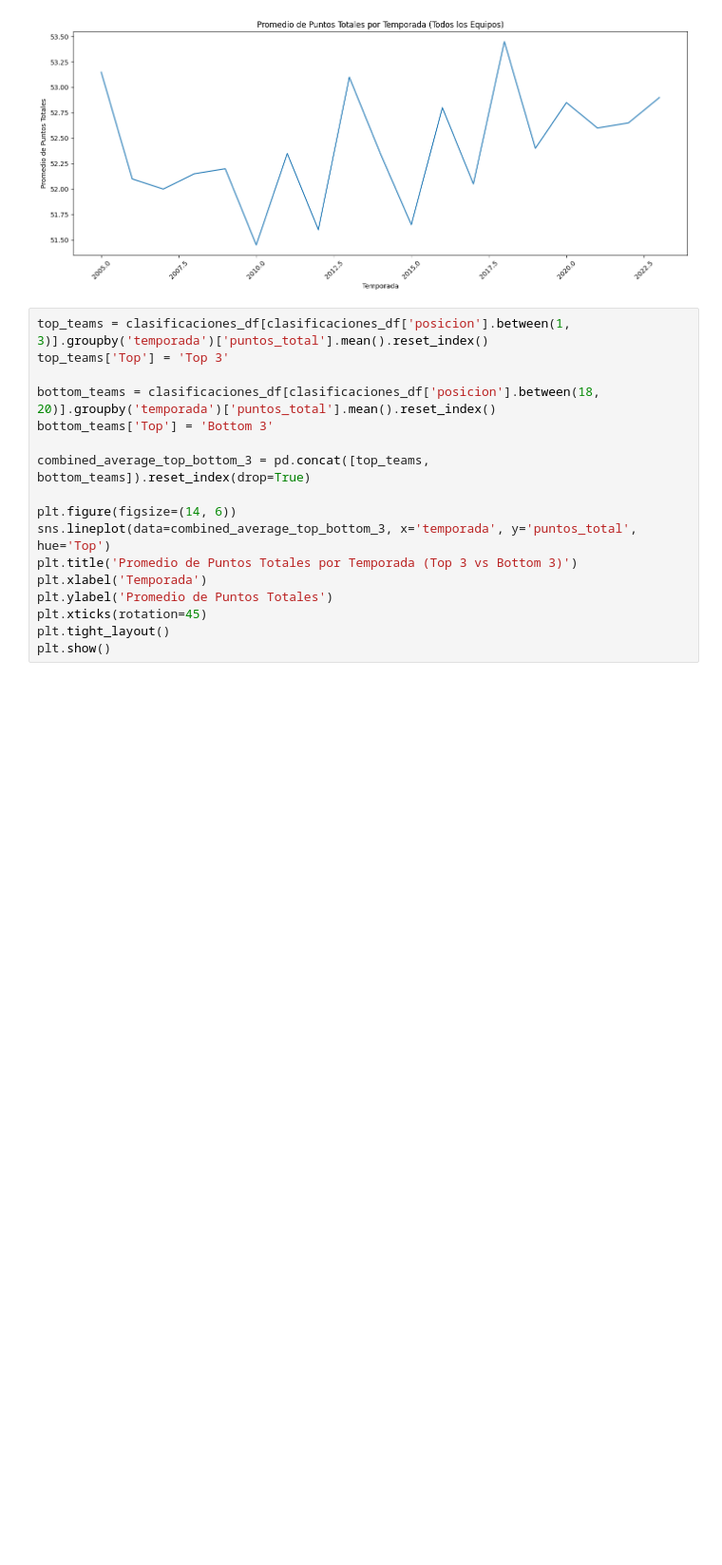
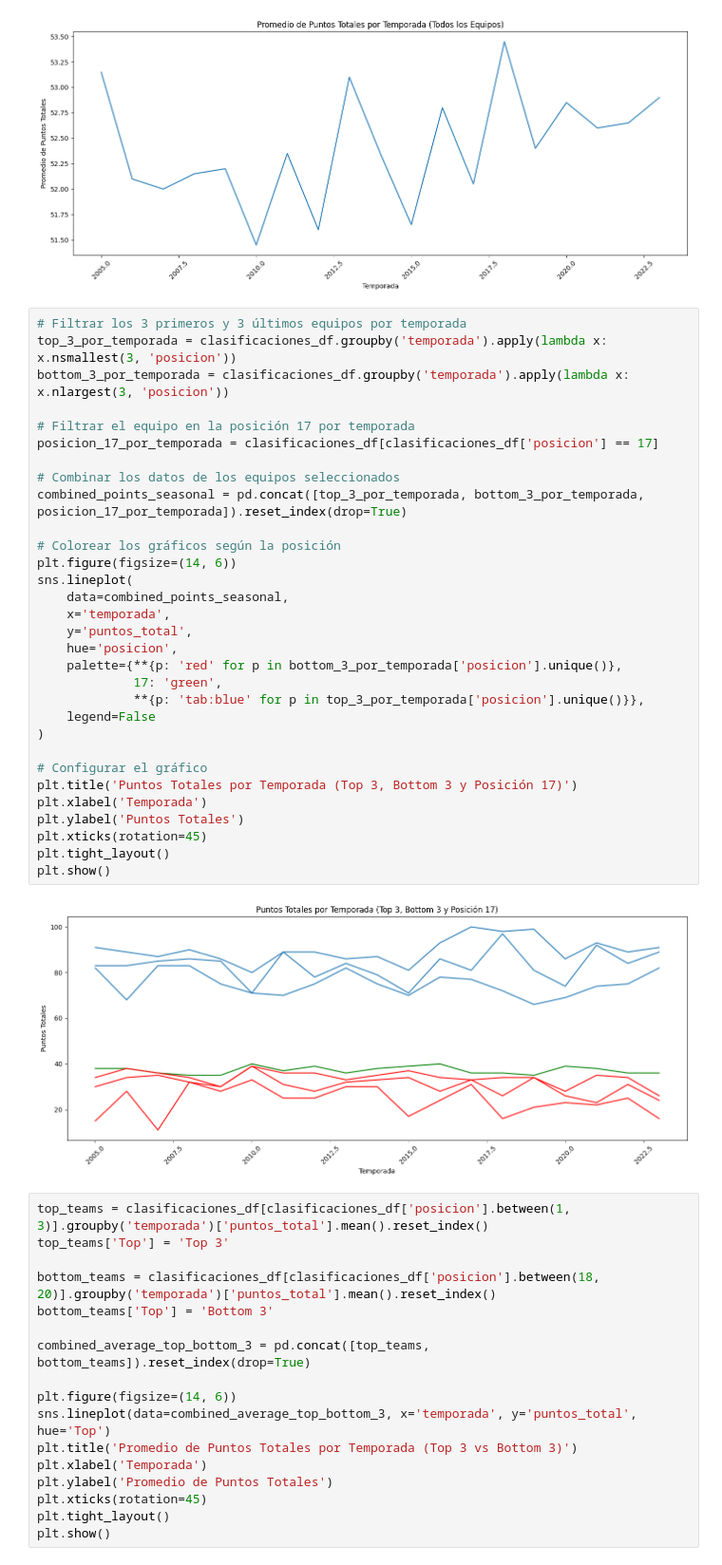
Before and after one commit to SrAlcast/Proyecto5-Premier_in_Data, a Jupyter notebook: notebooks/4.Visualizations/Visualizations.ipynb, the cells around one changed output. Shown at 95% size. Drawn from its saved outputs; the diff is of its cells as text; blank space fills up the shorter version.

```diff
--- a/notebooks/4.Visualizations/Visualizations.ipynb
+++ b/notebooks/4.Visualizations/Visualizations.ipynb
@@ -37,6 +54,39 @@ plt.tight_layout()
 plt.show()
 # %% [output]
 [figure]
+# %%
+# Filtrar los 3 primeros y 3 últimos equipos por temporada
+top_3_por_temporada = clasificaciones_df.groupby('temporada').apply(lambda x: x.nsmallest(3, 'posicion'))
+bottom_3_por_temporada = clasificaciones_df.groupby('temporada').apply(lambda x: x.nlargest(3, 'posicion'))
+
+# Filtrar el equipo en la posición 17 por temporada
+posicion_17_por_temporada = clasificaciones_df[clasificaciones_df['posicion'] == 17]
+
+# Combinar los datos de los equipos seleccionados
+combined_points_seasonal = pd.concat([top_3_por_temporada, bottom_3_por_temporada, posicion_17_por_temporada]).reset_index(drop=True)
+
+# Colorear los gráficos según la posición
+plt.figure(figsize=(14, 6))
+sns.lineplot(
+    data=combined_points_seasonal,
+    x='temporada',
+    y='puntos_total',
+    hue='posicion',
+    palette={**{p: 'red' for p in bottom_3_por_temporada['posicion'].unique()},
+             17: 'green',
+             **{p: 'tab:blue' for p in top_3_por_temporada['posicion'].unique()}},
+    legend=False
+)
+
+# Configurar el gráfico
+plt.title('Puntos Totales por Temporada (Top 3, Bottom 3 y Posición 17)')
+plt.xlabel('Temporada')
+plt.ylabel('Puntos Totales')
+plt.xticks(rotation=45)
+plt.tight_layout()
+plt.show()
+# %% [output]
+[figure, added]
 # %%
 top_teams = clasificaciones_df[clasificaciones_df['posicion'].between(1, 3)].groupby('temporada')['puntos_total'].mean().reset_index()
 top_teams['Top'] = 'Top 3'
```
Also changed, not shown: parts of 14 cells of this notebook, 8 other files.
